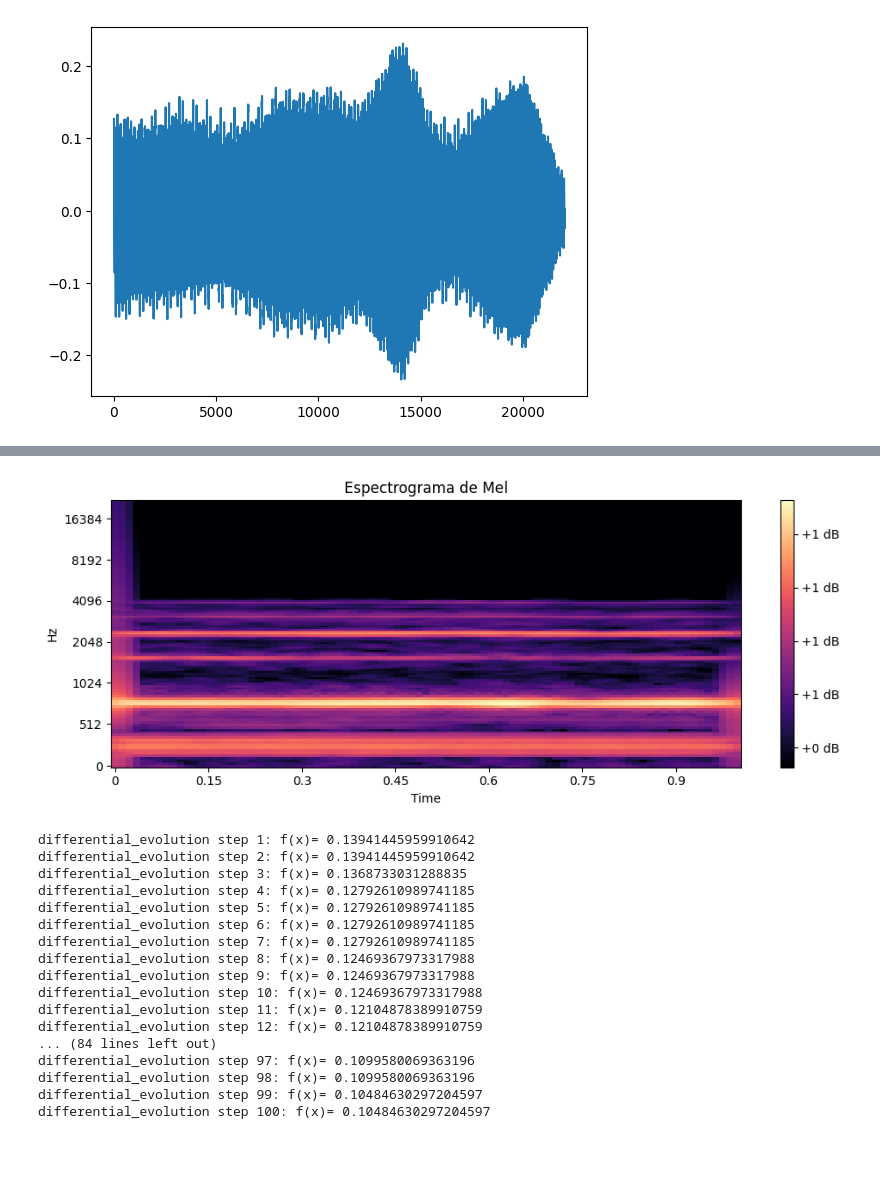
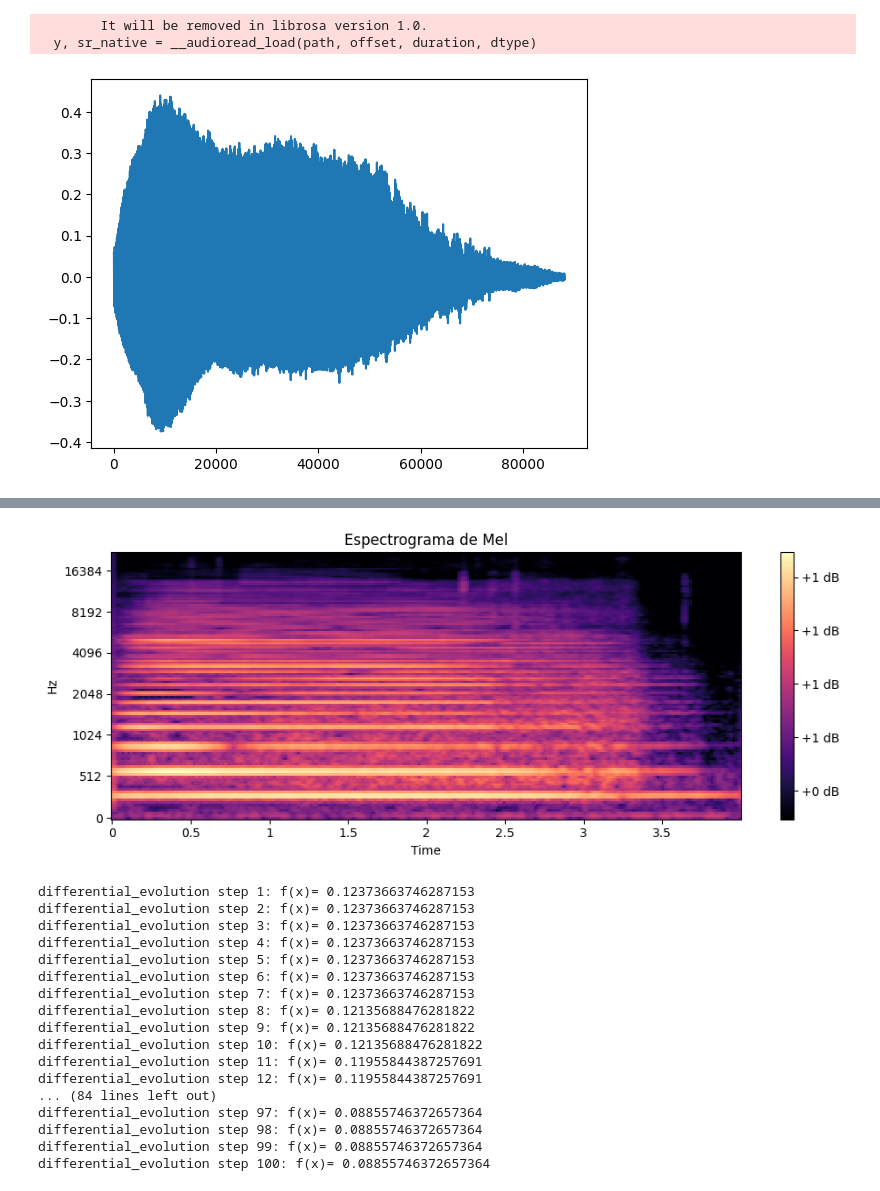
Before and after one commit to steelspikes/Synth, a Jupyter notebook: scripts/5_inverse_synth.ipynb, the cells around one changed output, grey strips where cells are left out. Saved outputs shown, nothing was run; the diff lists cells and outputs as text; code cells hidden in the pictures; blank space fills up the shorter version.

Commit message:
Sonido de acordeon

```diff
--- a/scripts/5_inverse_synth.ipynb
+++ b/scripts/5_inverse_synth.ipynb
@@ -54,24 +54,26 @@ Audio(target_audio[0], rate=SAMPLE_RATE)
 # %%
 num_samples = int(DURATION * SAMPLE_RATE)
 
-audio_path = 'C:/Users/bryan/Documents/GitHub/Synth/presets/Recorder.mp3'
+audio_path = 'C:/Users/bryan/Documents/GitHub/Synth/presets/Acordeon2.m4a'
 y, sr = librosa.load(audio_path, sr=SAMPLE_RATE)
 y = np.array(y, dtype=np.float64)
 y, _ = librosa.effects.trim(y, top_db=15)
-y = y[100000:]
+# y = y[100000:]
 y = y[:num_samples]
 # peak = np.max(np.abs(y))
 # if peak > 0:
 #     y = y / peak
 rms_target = 0.1
 rms_actual = np.sqrt(np.mean(y**2))
 scale = rms_target / (rms_actual + 1e-8)
 y = y * scale
 plt.plot(y)
 plt.show()
 Audio(y, rate=SAMPLE_RATE)
 # %% [output]
+        It will be removed in librosa version 1.0.
+  y, sr_native = __audioread_load(path, offset, duration, dtype)
-[figure, old version]
+[figure, new version]
 [interactive output not drawn]
 # %%
 plt.figure(figsize=(10, 4))
@@ -83,7 +85,7 @@ plt.title('Espectrograma de Mel')
 plt.tight_layout()
 plt.show()
 # %% [output]
-[figure, old version]
+[figure, new version]
 # %%
 # target_C = evaluate_target(load_parameters_file('target.json'))
 # # target_C = evaluate_target(np.expand_dims(y, axis=0), sound=True, multi=False)
@@ -159,23 +161,23 @@ if __name__ == '__main__':
         x_best = result.x
         f_best = result.fun
 # %% [output]
-differential_evolution step 1: f(x)= 0.13941445959910642
-differential_evolution step 2: f(x)= 0.13941445959910642
-differential_evolution step 3: f(x)= 0.1368733031288835
-differential_evolution step 4: f(x)= 0.12792610989741185
-differential_evolution step 5: f(x)= 0.12792610989741185
-differential_evolution step 6: f(x)= 0.12792610989741185
-differential_evolution step 7: f(x)= 0.12792610989741185
-differential_evolution step 8: f(x)= 0.12469367973317988
-differential_evolution step 9: f(x)= 0.12469367973317988
-differential_evolution step 10: f(x)= 0.12469367973317988
-differential_evolution step 11: f(x)= 0.12104878389910759
-differential_evolution step 12: f(x)= 0.12104878389910759
+differential_evolution step 1: f(x)= 0.12373663746287153
+differential_evolution step 2: f(x)= 0.12373663746287153
+differential_evolution step 3: f(x)= 0.12373663746287153
+differential_evolution step 4: f(x)= 0.12373663746287153
+differential_evolution step 5: f(x)= 0.12373663746287153
+differential_evolution step 6: f(x)= 0.12373663746287153
+differential_evolution step 7: f(x)= 0.12373663746287153
+differential_evolution step 8: f(x)= 0.12135688476281822
+differential_evolution step 9: f(x)= 0.12135688476281822
+differential_evolution step 10: f(x)= 0.12135688476281822
+differential_evolution step 11: f(x)= 0.11955844387257691
+differential_evolution step 12: f(x)= 0.11955844387257691
 ... (84 lines left out)
-differential_evolution step 97: f(x)= 0.1099580069363196
-differential_evolution step 98: f(x)= 0.1099580069363196
-differential_evolution step 99: f(x)= 0.10484630297204597
-differential_evolution step 100: f(x)= 0.10484630297204597
+differential_evolution step 97: f(x)= 0.08855746372657364
+differential_evolution step 98: f(x)= 0.08855746372657364
+differential_evolution step 99: f(x)= 0.08855746372657364
+differential_evolution step 100: f(x)= 0.08855746372657364
 # %%
 # target_C = evaluate_target(load_parameters_file('target.json'))
 target_C = evaluate_target(np.expand_dims(y, axis=0), sound=True, multi=False)
```
Also changed, not shown: parts of 7 cells of this notebook, 4 other files.
